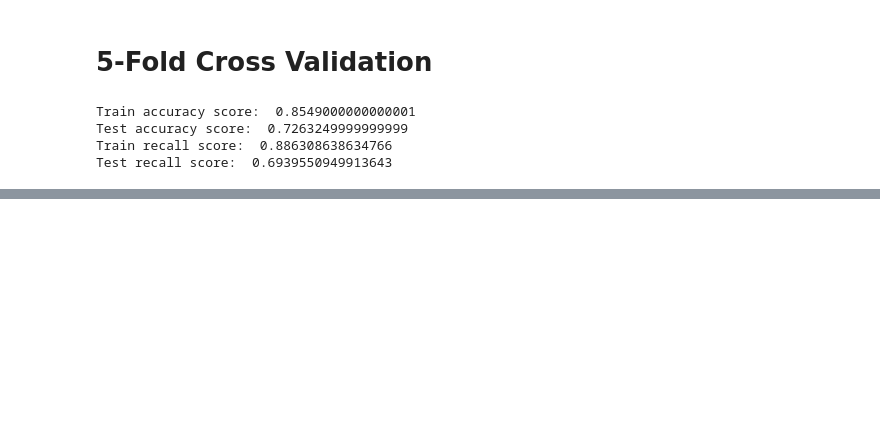
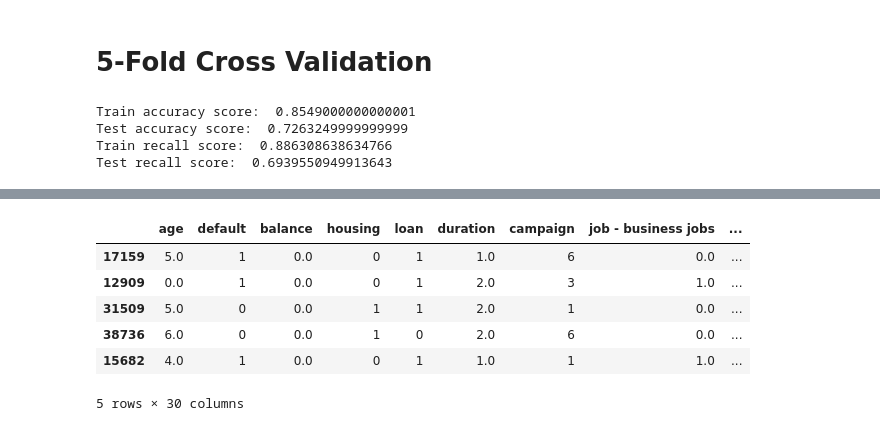
Before and after one commit to Ilvecho/Term-Deposit-Marketing, a Jupyter notebook: P2_notebook.ipynb, the cells around one changed output, grey strips where cells are left out. Saved outputs shown, nothing was run; the diff lists cells and outputs as text; code cells hidden in the pictures; blank space fills up the shorter version.

```diff
--- a/P2_notebook.ipynb
+++ b/P2_notebook.ipynb
@@ -1384,0 +1442,10 @@ Test recall score:  0.6939550949913643
+# %%
+mod_attributes = attributes.copy()
+# %% [output]
+|  | age | default | balance | housing | loan | duration | campaign | job - business jobs | ... |
+| 17159 | 5.0 | 1 | 0.0 | 0 | 1 | 1.0 | 6 | 0.0 | ... |
+| 12909 | 0.0 | 1 | 0.0 | 0 | 1 | 2.0 | 3 | 1.0 | ... |
+| 31509 | 5.0 | 0 | 0.0 | 1 | 1 | 2.0 | 1 | 0.0 | ... |
+| 38736 | 6.0 | 0 | 0.0 | 1 | 0 | 2.0 | 6 | 0.0 | ... |
+| 15682 | 4.0 | 1 | 0.0 | 0 | 1 | 1.0 | 1 | 1.0 | ... |
+5 rows × 30 columns
```
Also changed, not shown: parts of 15 cells of this notebook.
